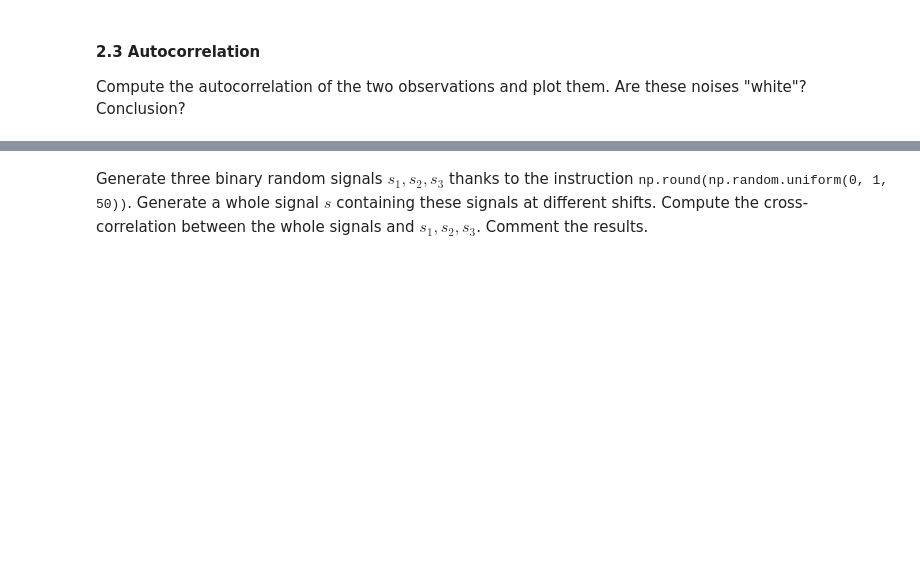
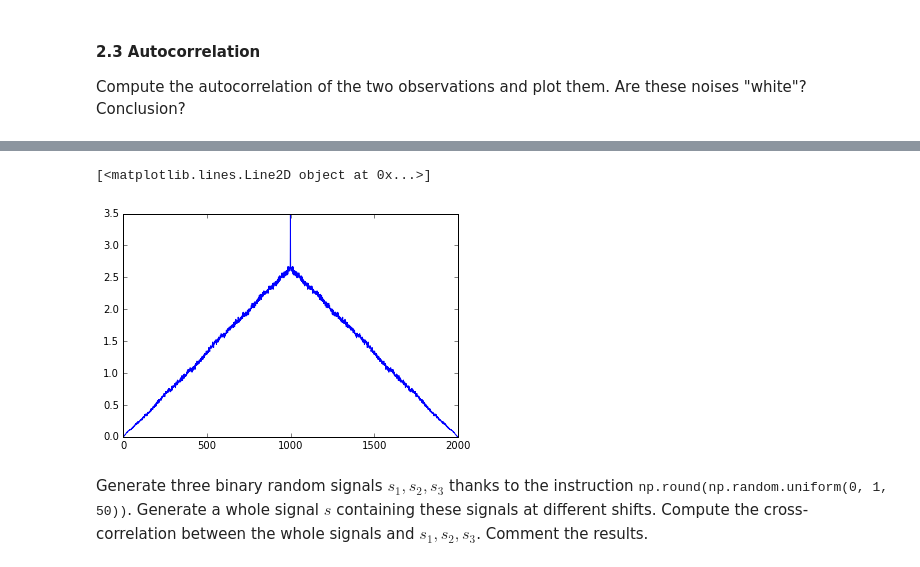
Before and after one commit to AnirudhPuligandla/DSP-TP-1617, a Jupyter notebook: Lab1/python/Lab1.ipynb, the cells around one changed output, grey strips where cells are left out. Cells and saved outputs as stored; diff of their text form; code cells hidden in the pictures; blank space fills up the shorter version.

```diff
--- a/Lab1/python/Lab1.ipynb
+++ b/Lab1/python/Lab1.ipynb
@@ -273,2 +281,9 @@ array([-0.00277218,  0.00859409, -0.00052054, ...,  0.00405944,
+# %%
+# Uniform
+u_a = np.correlate(u_n, u_n, "full")
+plt.plot(u_a)
+# %% [output]
+[<matplotlib.lines.Line2D object at 0x...>]
+[figure, added]
 # %% [markdown]
 Generate three binary random signals $s_1, s_2, s_3$ thanks to the instruction <tt>np.round(np.random.uniform(0, 1, 50))</tt>. Generate a whole signal $s$ containing these signals at different shifts. Compute the cross-correlation between the whole signals and $s_1, s_2, s_3$. Comment the results.
```
Also changed, not shown: parts of 14 cells of this notebook.
